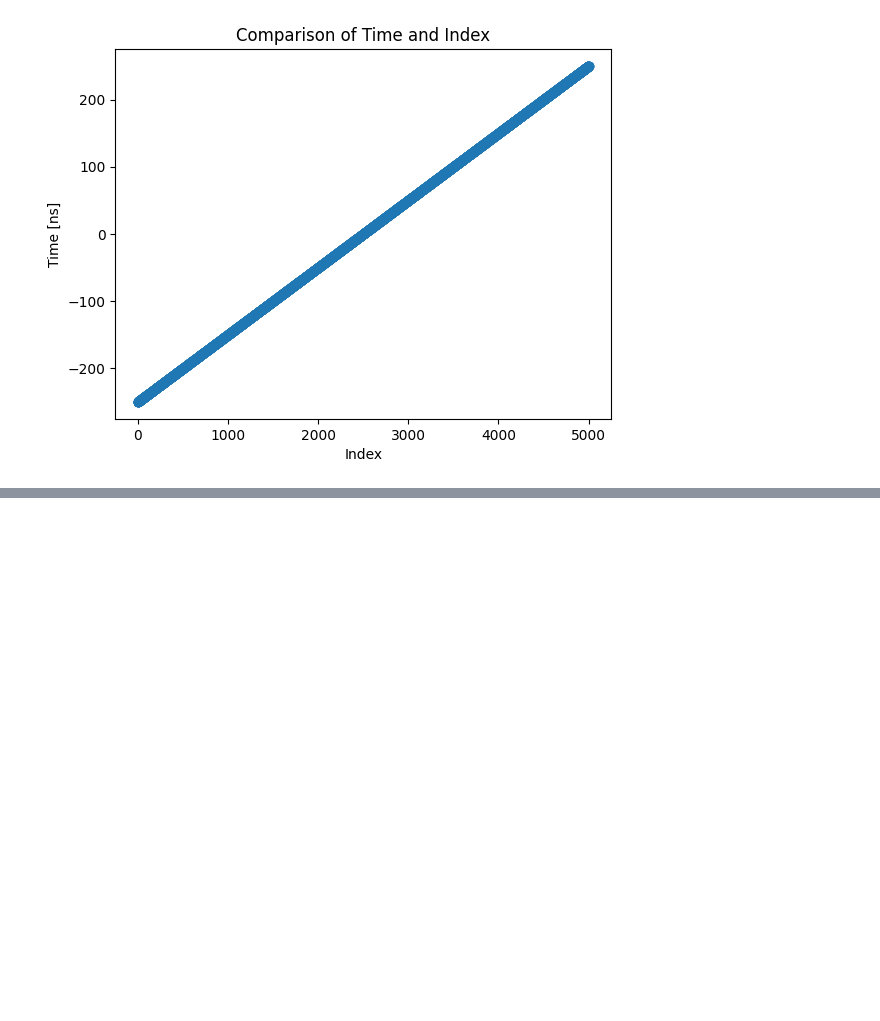
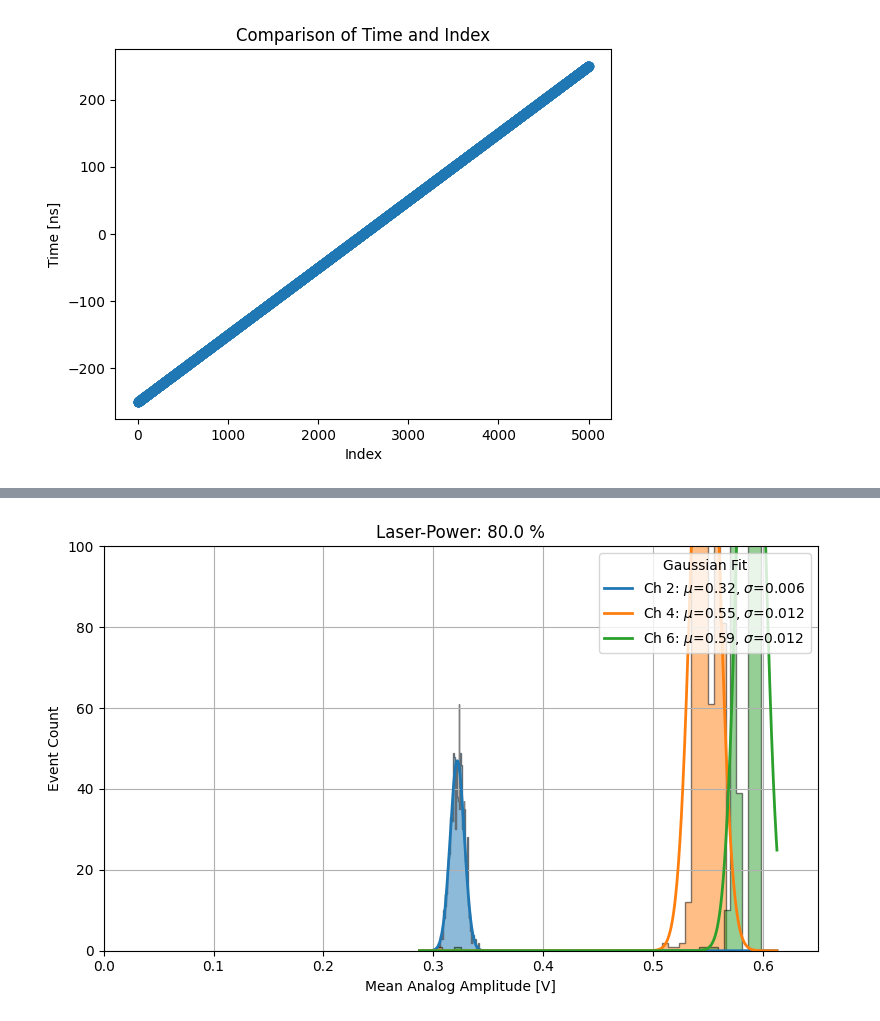
Before and after one commit to FNAL-Si-Testing/FCFD-Laser, a Jupyter notebook: analysis/analysis mean_amp.ipynb, the cells around one changed output, grey strips where cells are left out. Drawn from its saved outputs; the diff is of its cells as text; code cells hidden in the pictures; blank space fills up the shorter version.

```diff
--- a/analysis/analysis mean_amp.ipynb
+++ b/analysis/analysis mean_amp.ipynb
@@ -379,0 +387,92 @@ FileNotFoundError: No run dir for Power=82.5%
+# %%
+power_list = np.arange(80, 95.1, 2.5)
+idx = 0
+
+for power in power_list:
+    try:
+        channel_data, time_data  = get_data(power, idx)
+
+        grad_thr = 0.02
+        n_events = 1000
+        channels = list(range(1, 7, 2))
+        print(channels)
+        amp_by_channel = {ch + 1: [] for ch in channels}
+
+        for iEvent in range(n_events):
+            for ICHANNEL in channels:
+                y_ana = channel_data[iEvent, ICHANNEL, :]
+                y_dig = channel_data[iEvent, ICHANNEL + 1, :]
+
+                rise_idx, fall_idx, thr_pos, thr_neg = find_pulse_edges(y_dig, noise_window=100, noise_factor=5, peak_fraction=0.2)
+
+                mean_amp = y_ana[rise_idx:fall_idx].mean()
+                amp_by_channel[ICHANNEL + 1].append(mean_amp)
+
+        plt.figure(figsize=(8, 5))
+
+        colors = mpl.rcParams['axes.prop_cycle'].by_key()['color']
+        stats_handles = []
+        fit_parameters = []
+
+        for i, ch in enumerate(sorted(amp_by_channel)):
+            amps = np.asarray(amp_by_channel[ch], dtype=np.float64)
+            amps = amps[np.isfinite(amps)]
+            if amps.size < 2:
+                continue  # not enough samples to fit
+
+            color = colors[i % len(colors)]
+
+            # Histogram
+            n, bins, patches = plt.hist(
+                amps, bins=50, alpha=0.5,
+                edgecolor='black', histtype='stepfilled', color=color
+            )
+
+            # Gaussian fit
+            try:
+                from scipy.stats import norm
+                mu, sigma = norm.fit(amps)
+                pdf = lambda x: norm.pdf(x, mu, sigma)
+            except Exception:
+                mu = float(amps.mean())
+                sigma = float(amps.std(ddof=0))
+                if sigma == 0.0:
+                    continue
+                pdf = lambda x: (1.0/(sigma*np.sqrt(2*np.pi))) * np.exp(-0.5*((x-mu)/sigma)**2)
+
+            bin_width = bins[1] - bins[0]
+            fit_parameters.append({
+                'mu': mu,
+                'sigma': sigma,
+                'color': color,
+                'norm_factor': amps.size * bin_width
+            })
+            # Stats-only legend entry
+            stats_handles.append(
+                mlines.Line2D([], [], color=color, linewidth=2,
+                            label=rf"Ch {ch}: $\mu$={mu:.2g}, $\sigma$={sigma:.3f}")
+            )
+
+        plot_xmin, plot_xmax = plt.xlim()
+        x_fit = np.linspace(plot_xmin, plot_xmax, 1000)
+        for params in fit_parameters:
+            # Calculate the y-values for the fit using the full x-range
+            y_fit = norm.pdf(x_fit, params['mu'], params['sigma']) * params['norm_factor']
+            plt.plot(x_fit, y_fit, color=params['color'], linewidth=2)
+
+        # Only stats legend
+        if stats_handles:
+            plt.legend(handles=stats_handles, loc='upper right', title='Gaussian Fit')
+
+        plt.xlabel('Mean Analog Amplitude [V]')
+        plt.ylabel('Event Count')
+        plt.title(f'Laser-Power: {power} %')
+        plt.grid(True)
+        plt.ylim([0, 100])
+        plt.xlim([0, 0.65])
+        plt.tight_layout()
+        plt.show()
+
+    except Exception as e:
+        print(f"Error processing power {power} %: {e}")
+# %% [output]
@@ -379,0 +480 @@ FileNotFoundError: No run dir for Power=82.5%
+[figure, added]
```
Also changed, not shown: parts of 10 cells of this notebook, 8 other files.
